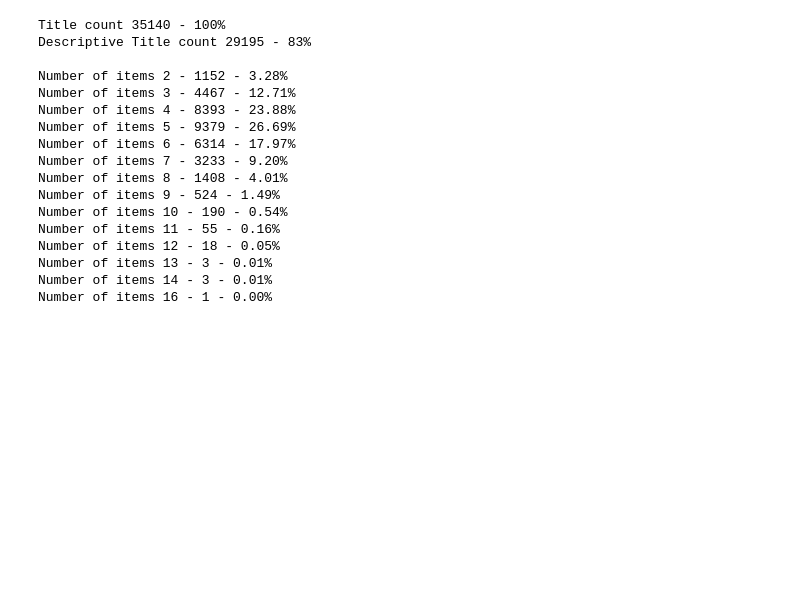
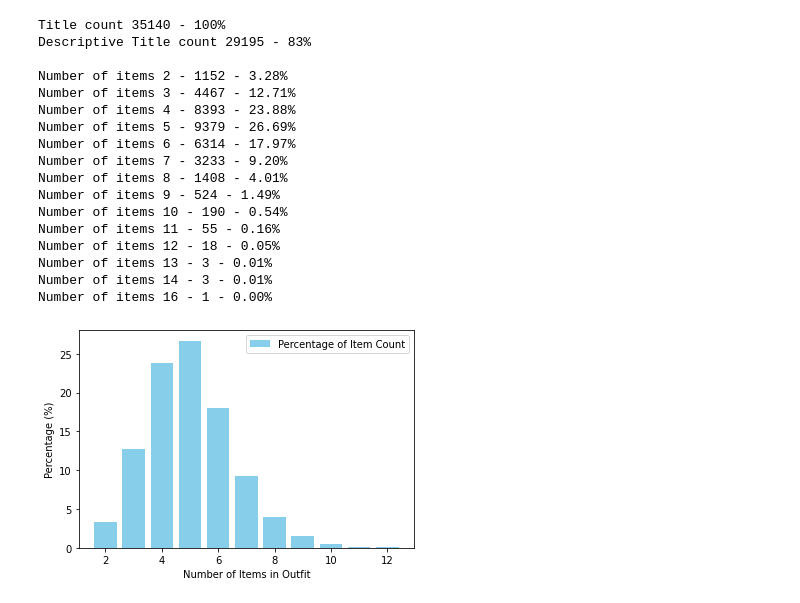
Before and after one commit to josephjkuang/FashionSys, a Jupyter notebook: data-processing/data_analysis.ipynb, the cells around one changed output. Cells and saved outputs as stored; diff of their text form; code cells hidden in the pictures; blank space fills up the shorter version.

```diff
--- a/data-processing/data_analysis.ipynb
+++ b/data-processing/data_analysis.ipynb
@@ -179,3 +265,27 @@ Number of items 12 - 18 - 0.05%
 Number of items 13 - 3 - 0.01%
 Number of items 14 - 3 - 0.01%
 Number of items 16 - 1 - 0.00%
+# %%
+import matplotlib.pyplot as plt
+
+# Data
+num_items = [2, 3, 4, 5, 6, 7, 8, 9, 10, 11, 12, 13, 14, 16]
+counts = [1152, 4467, 8393, 9379, 6314, 3233, 1408, 524, 190, 55, 18, 3, 3, 1]
+percentages = [3.28, 12.71, 23.88, 26.69, 17.97, 9.20, 4.01, 1.49, 0.54, 0.16, 0.05, 0.01, 0.01, 0.00]
+
+# Plot
+plt.bar(num_items[:-3], percentages[:-3], color='skyblue')
+
+# Add legend
+plt.legend(["Percentage of Item Count"])
+
+# Add labels and title
+plt.xlabel('Number of Items in Outfit')
+plt.ylabel('Percentage (%)')
+# plt.title('Distribution of Items in an Outfit')
+
+# Show plot
+plt.savefig("NumberDistribution")
+plt.show()
+# %% [output]
+[figure, added]
```
Also changed, not shown: parts of 4 cells of this notebook.
